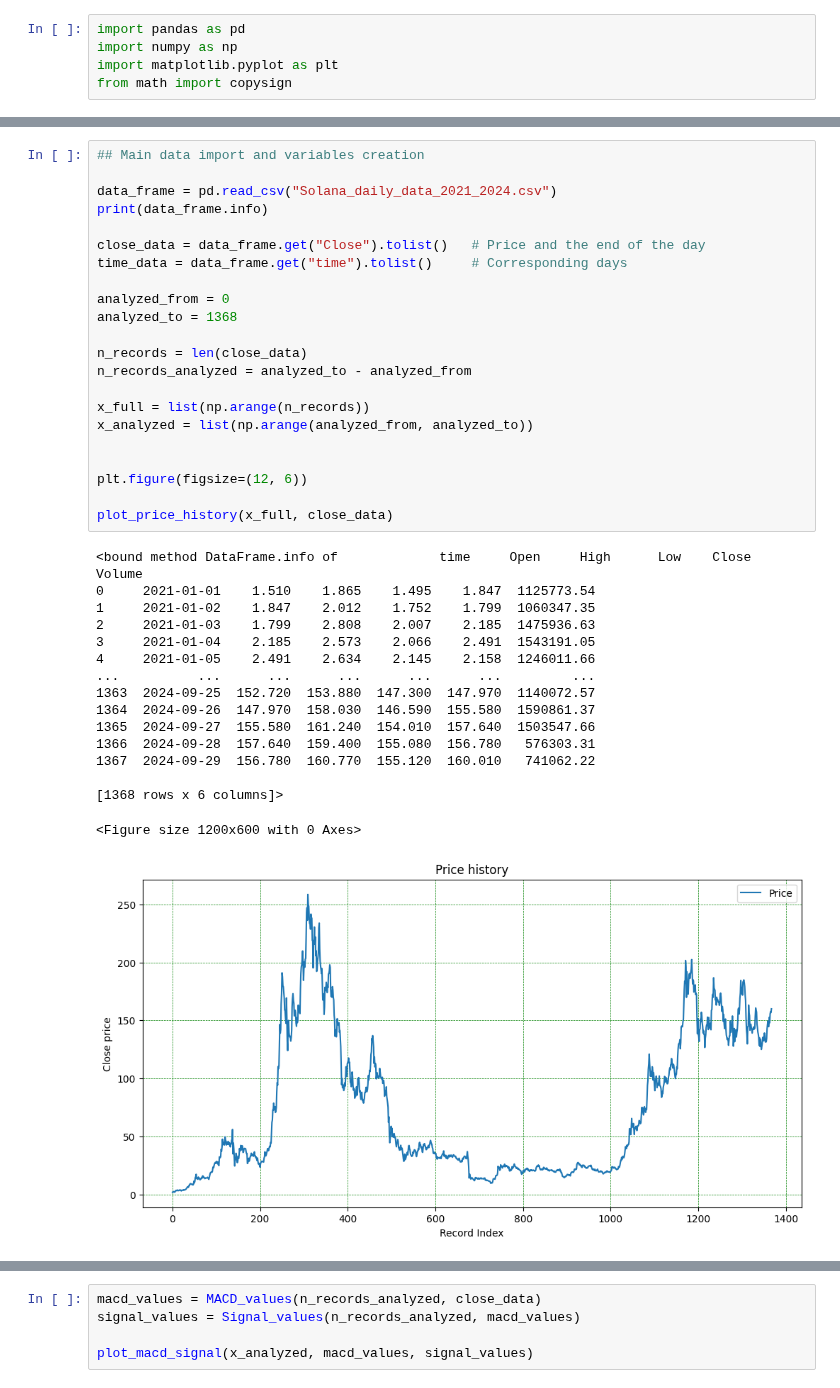
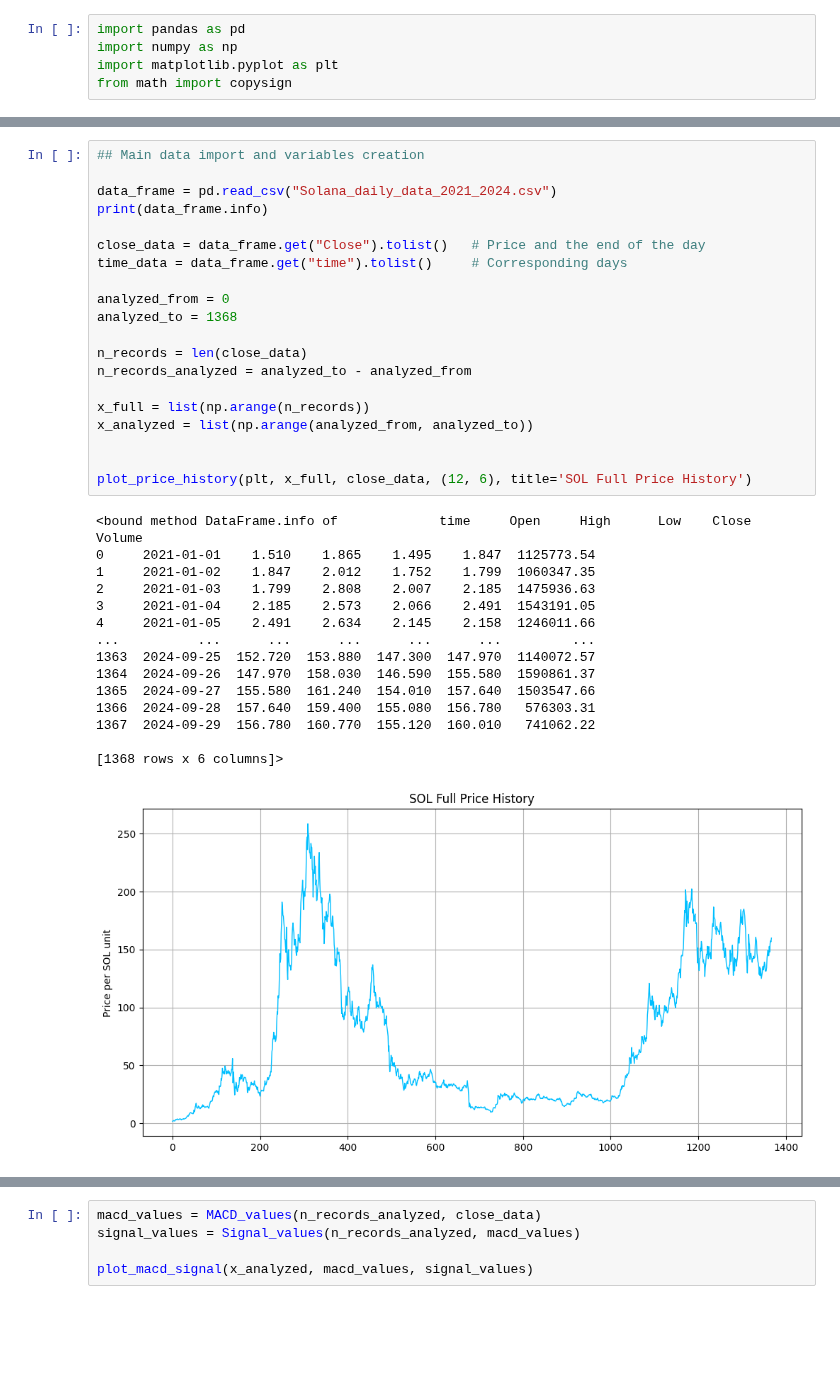
Before and after one commit to ZussmanFranz/Politechnika_Gdanska, a Jupyter notebook: Sem4/MN/project1/project1.ipynb, the cells around one changed output, grey strips where cells are left out. Cells and saved outputs as stored; diff of their text form; blank space fills up the shorter version.

Commit message:
unified plot functions

```diff
--- a/Sem4/MN/project1/project1.ipynb
+++ b/Sem4/MN/project1/project1.ipynb
@@ -209,36 +215,33 @@ data_frame = pd.read_csv("Solana_daily_data_2021_2024.csv")
 print(data_frame.info)
 
 close_data = data_frame.get("Close").tolist()   # Price and the end of the day
 time_data = data_frame.get("time").tolist()     # Corresponding days
 
 analyzed_from = 0
 analyzed_to = 1368
 
 n_records = len(close_data)
 n_records_analyzed = analyzed_to - analyzed_from
 
 x_full = list(np.arange(n_records))
 x_analyzed = list(np.arange(analyzed_from, analyzed_to))
 
 
-plt.figure(figsize=(12, 6))
-
-plot_price_history(x_full, close_data)
+plot_price_history(plt, x_full, close_data, (12, 6), title='SOL Full Price History')
 # %% [output]
 <bound method DataFrame.info of             time     Open     High      Low    Close      Volume
 0     2021-01-01    1.510    1.865    1.495    1.847  1125773.54
 1     2021-01-02    1.847    2.012    1.752    1.799  1060347.35
 2     2021-01-03    1.799    2.808    2.007    2.185  1475936.63
 3     2021-01-04    2.185    2.573    2.066    2.491  1543191.05
 4     2021-01-05    2.491    2.634    2.145    2.158  1246011.66
 ...          ...      ...      ...      ...      ...         ...
 1363  2024-09-25  152.720  153.880  147.300  147.970  1140072.57
 1364  2024-09-26  147.970  158.030  146.590  155.580  1590861.37
 1365  2024-09-27  155.580  161.240  154.010  157.640  1503547.66
 1366  2024-09-28  157.640  159.400  155.080  156.780   576303.31
 1367  2024-09-29  156.780  160.770  155.120  160.010   741062.22
 
 [1368 rows x 6 columns]>
-<Figure size 1200x600 with 0 Axes>
-[figure, old version]
+[figure, new version]
 # %%
```
Also changed, not shown: parts of 5 cells of this notebook.
